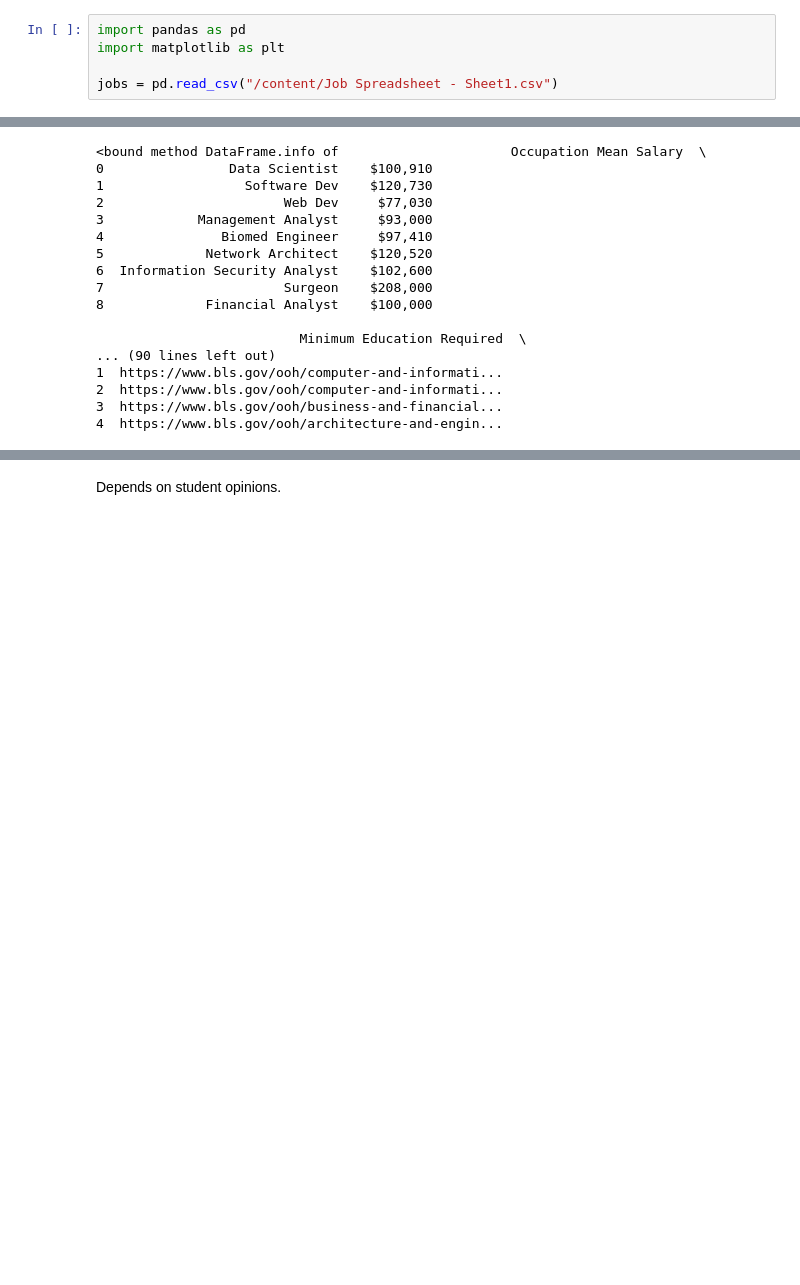
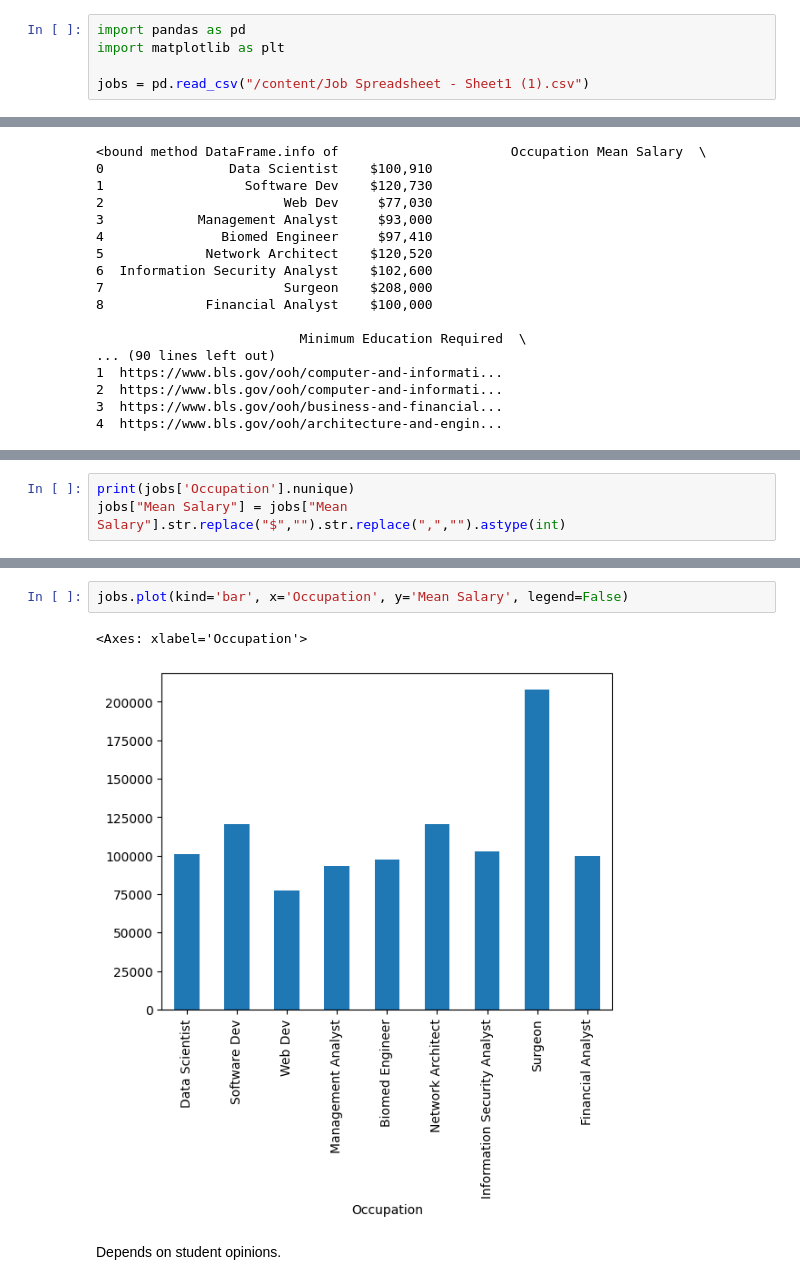
Before and after one commit to wdgstl/programming, a Jupyter notebook: Will_Giles_assignment_programming.ipynb, the cells around one changed output, grey strips where cells are left out. Cells and saved outputs as stored; diff of their text form; blank space fills up the shorter version.

```diff
--- a/Will_Giles_assignment_programming.ipynb
+++ b/Will_Giles_assignment_programming.ipynb
@@ -21,7 +46,7 @@
 import pandas as pd
 import matplotlib as plt
 
-jobs = pd.read_csv("/content/Job Spreadsheet - Sheet1.csv")
+jobs = pd.read_csv("/content/Job Spreadsheet - Sheet1 (1).csv")
 # %%
 print(jobs.info)
 print(jobs.head())
@@ -58,0 +71,3 @@ Name: Occupation, dtype: object>
+# %%
+print(jobs['Occupation'].nunique)
+jobs["Mean Salary"] = jobs["Mean Salary"].str.replace("$","").str.replace(",","").astype(int)
@@ -59,3 +85,8 @@ Name: Occupation, dtype: object>
+# %%
+jobs.plot(kind='bar', x='Occupation', y='Mean Salary', legend=False)
+# %% [output]
+<Axes: xlabel='Occupation'>
+[figure, added]
 # %% [markdown]
 Depends on student opinions.
 # %% [markdown]
```
Also changed, not shown: parts of 6 cells of this notebook.
